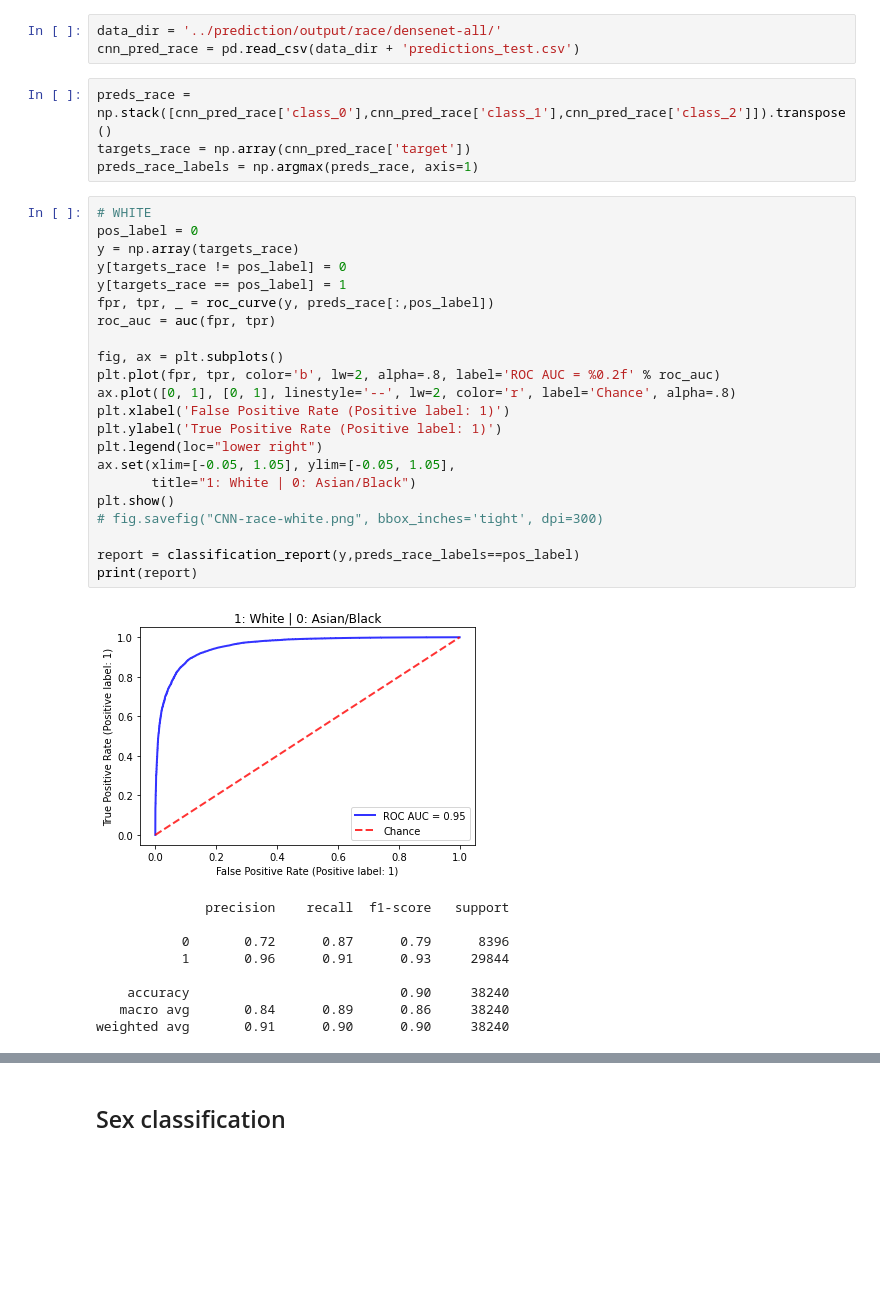
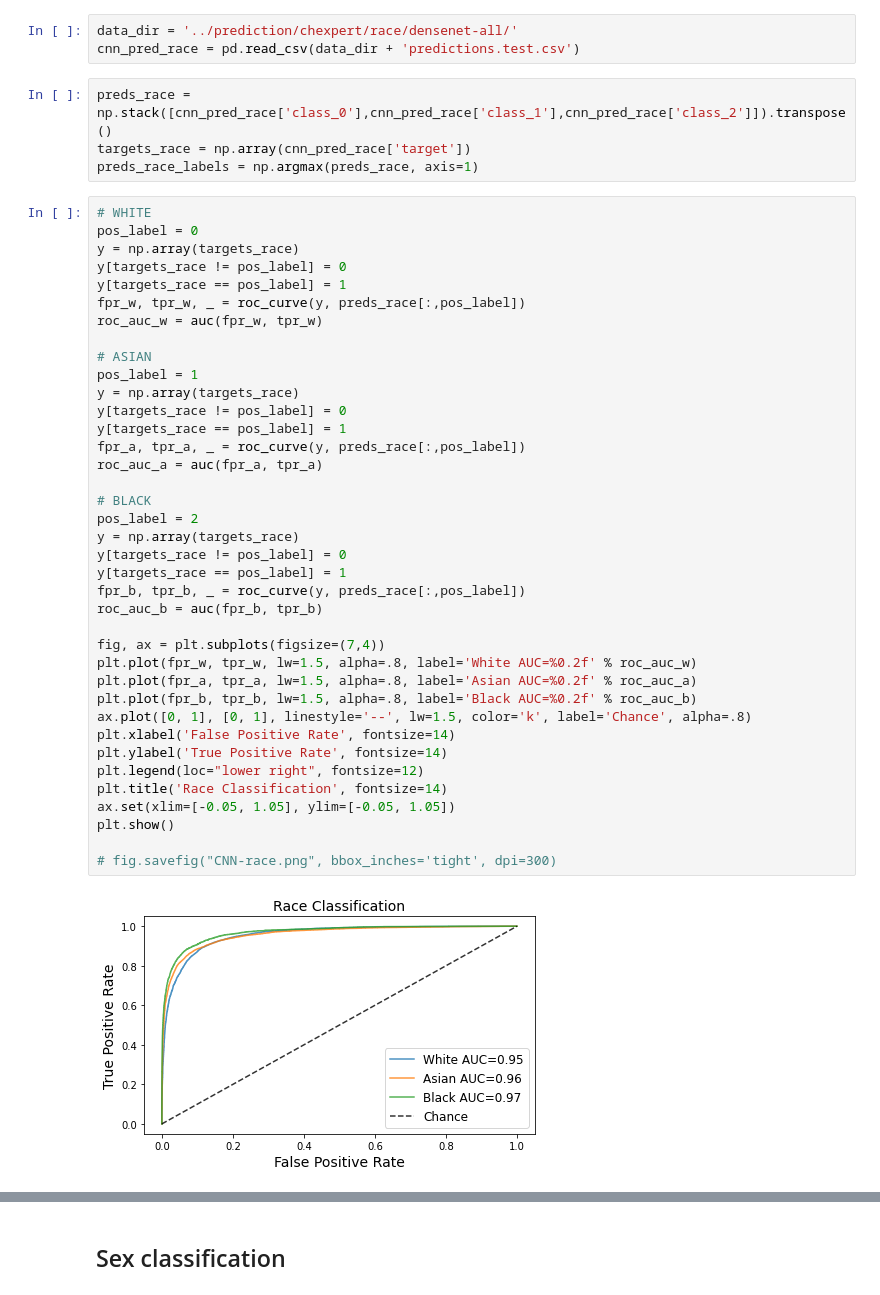
Before and after one commit to biomedia-mira/chexploration, a Jupyter notebook: notebooks/chexpert.predictions.ipynb, the cells around one changed output, grey strips where cells are left out. Cells and saved outputs as stored; diff of their text form; blank space fills up the shorter version.

```diff
--- a/notebooks/chexpert.predictions.ipynb
+++ b/notebooks/chexpert.predictions.ipynb
@@ -26,8 +26,8 @@ black = 'Black'
 # %% [markdown]
 ## Race classification
 # %%
-data_dir = '../prediction/output/race/densenet-all/'
-cnn_pred_race = pd.read_csv(data_dir + 'predictions_test.csv')
+data_dir = '../prediction/chexpert/race/densenet-all/'
+cnn_pred_race = pd.read_csv(data_dir + 'predictions.test.csv')
 # %%
 preds_race = np.stack([cnn_pred_race['class_0'],cnn_pred_race['class_1'],cnn_pred_race['class_2']]).transpose()
 targets_race = np.array(cnn_pred_race['target'])
@@ -35,32 +35,40 @@ preds_race_labels = np.argmax(preds_race, axis=1)
 # %%
 # WHITE
 pos_label = 0
 y = np.array(targets_race)
 y[targets_race != pos_label] = 0
 y[targets_race == pos_label] = 1
-fpr, tpr, _ = roc_curve(y, preds_race[:,pos_label])
-roc_auc = auc(fpr, tpr)
+fpr_w, tpr_w, _ = roc_curve(y, preds_race[:,pos_label])
+roc_auc_w = auc(fpr_w, tpr_w)
 
-fig, ax = plt.subplots()
-plt.plot(fpr, tpr, color='b', lw=2, alpha=.8, label='ROC AUC = %0.2f' % roc_auc)
-ax.plot([0, 1], [0, 1], linestyle='--', lw=2, color='r', label='Chance', alpha=.8)
-plt.xlabel('False Positive Rate (Positive label: 1)')
-plt.ylabel('True Positive Rate (Positive label: 1)')
-plt.legend(loc="lower right")
-ax.set(xlim=[-0.05, 1.05], ylim=[-0.05, 1.05],
-       title="1: White | 0: Asian/Black")
+# ASIAN
+pos_label = 1
+y = np.array(targets_race)
+y[targets_race != pos_label] = 0
+y[targets_race == pos_label] = 1
+fpr_a, tpr_a, _ = roc_curve(y, preds_race[:,pos_label])
+roc_auc_a = auc(fpr_a, tpr_a)
+
+# BLACK
+pos_label = 2
+y = np.array(targets_race)
+y[targets_race != pos_label] = 0
+y[targets_race == pos_label] = 1
+fpr_b, tpr_b, _ = roc_curve(y, preds_race[:,pos_label])
+roc_auc_b = auc(fpr_b, tpr_b)
+
+fig, ax = plt.subplots(figsize=(7,4))
+plt.plot(fpr_w, tpr_w, lw=1.5, alpha=.8, label='White AUC=%0.2f' % roc_auc_w)
+plt.plot(fpr_a, tpr_a, lw=1.5, alpha=.8, label='Asian AUC=%0.2f' % roc_auc_a)
+plt.plot(fpr_b, tpr_b, lw=1.5, alpha=.8, label='Black AUC=%0.2f' % roc_auc_b)
+ax.plot([0, 1], [0, 1], linestyle='--', lw=1.5, color='k', label='Chance', alpha=.8)
+plt.xlabel('False Positive Rate', fontsize=14)
+plt.ylabel('True Positive Rate', fontsize=14)
+plt.legend(loc="lower right", fontsize=12)
+plt.title('Race Classification', fontsize=14)
+ax.set(xlim=[-0.05, 1.05], ylim=[-0.05, 1.05])
 plt.show()
-# fig.savefig("CNN-race-white.png", bbox_inches='tight', dpi=300)
 
-report = classification_report(y,preds_race_labels==pos_label)
-print(report)
+# fig.savefig("CNN-race.png", bbox_inches='tight', dpi=300)
 # %% [output]
-[figure, old version]
+[figure, new version]
-              precision    recall  f1-score   support
-
-           0       0.72      0.87      0.79      8396
-           1       0.96      0.91      0.93     29844
-
-    accuracy                           0.90     38240
-   macro avg       0.84      0.89      0.86     38240
-weighted avg       0.91      0.90      0.90     38240
```
Also changed, not shown: parts of 8 cells of this notebook, 13 other files.
